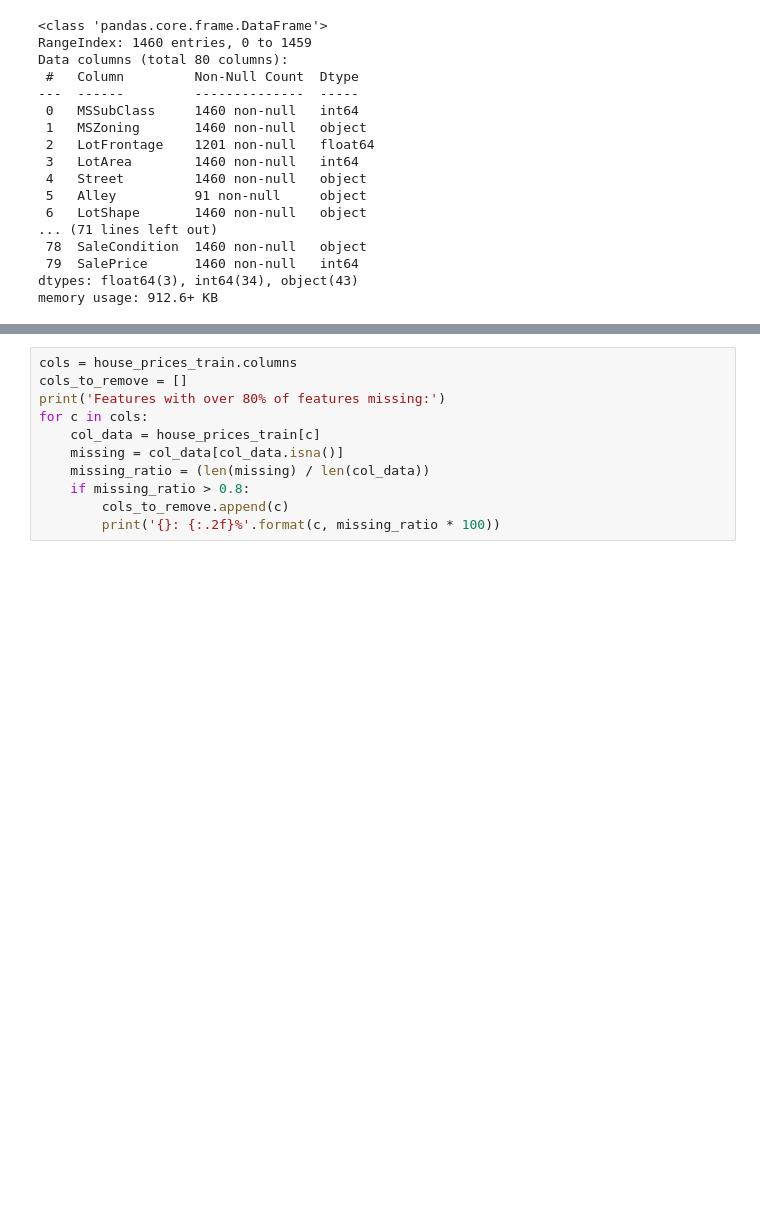
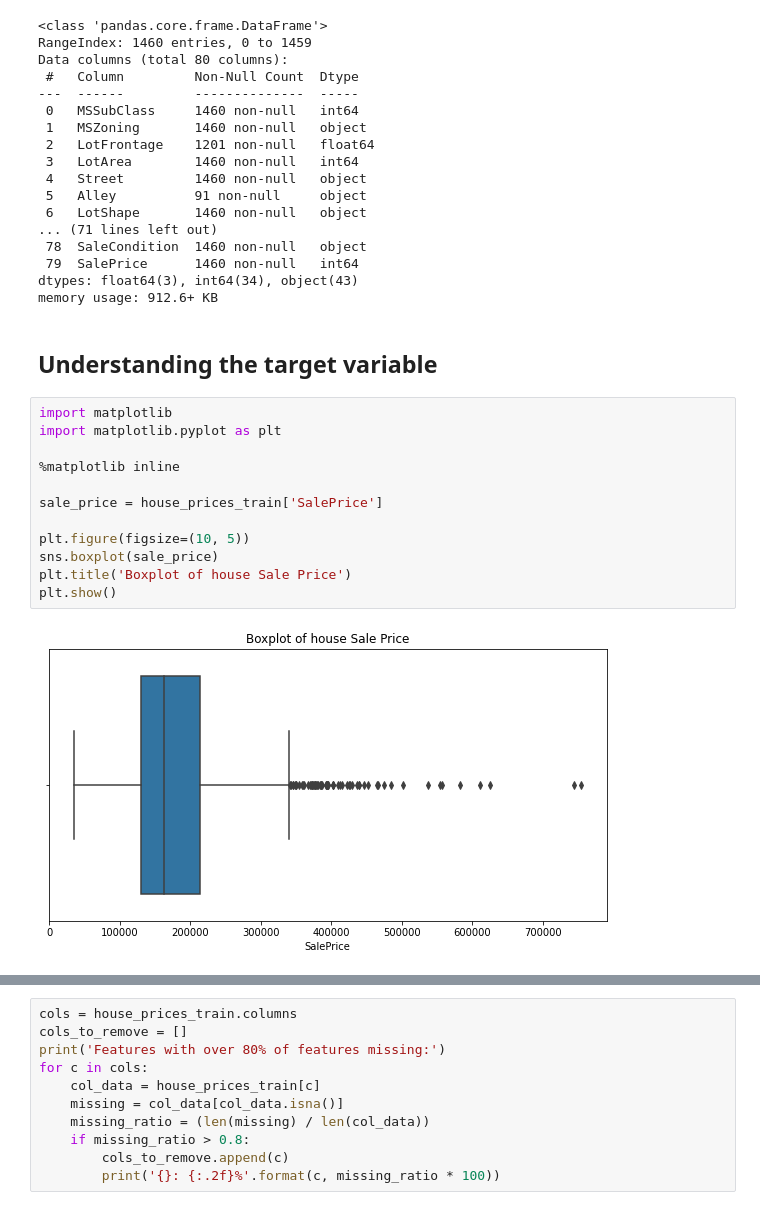
Before and after one commit to Ryan95Z/ml-house-prices, a Jupyter notebook: notebooks/House Prices - EDA.ipynb, the cells around one changed output, grey strips where cells are left out. Cells and saved outputs as stored; diff of their text form; blank space fills up the shorter version.

Commit message:
delving into the target varaible to understand the data

```diff
--- a/notebooks/House Prices - EDA.ipynb
+++ b/notebooks/House Prices - EDA.ipynb
@@ -42,3 +42,19 @@ Data columns (total 80 columns):
  79  SalePrice      1460 non-null   int64
 dtypes: float64(3), int64(34), object(43)
 memory usage: 912.6+ KB
+# %% [markdown]
+## Understanding the target variable
+# %%
+import matplotlib
+import matplotlib.pyplot as plt
+
+%matplotlib inline
+
+sale_price = house_prices_train['SalePrice']
+
+plt.figure(figsize=(10, 5))
+sns.boxplot(sale_price)
+plt.title('Boxplot of house Sale Price')
+plt.show()
+# %% [output]
+[figure, added]
```
Also changed, not shown: parts of 5 cells of this notebook.
